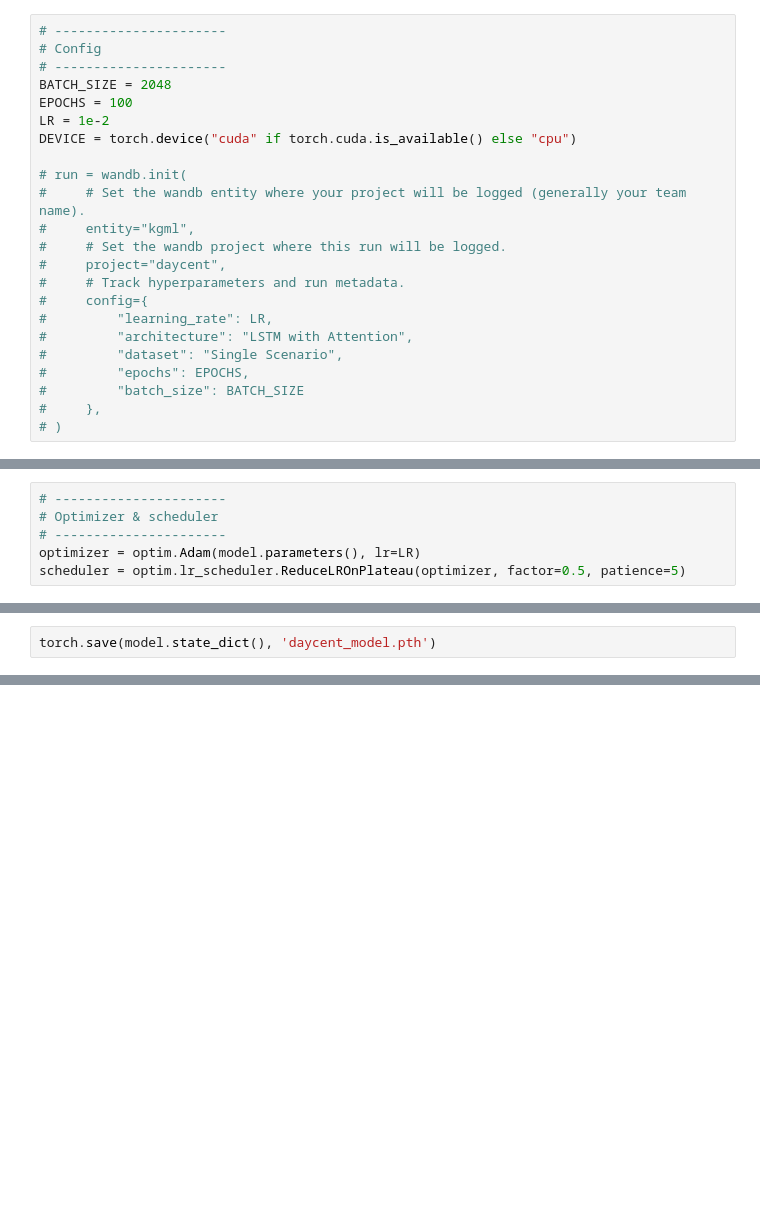
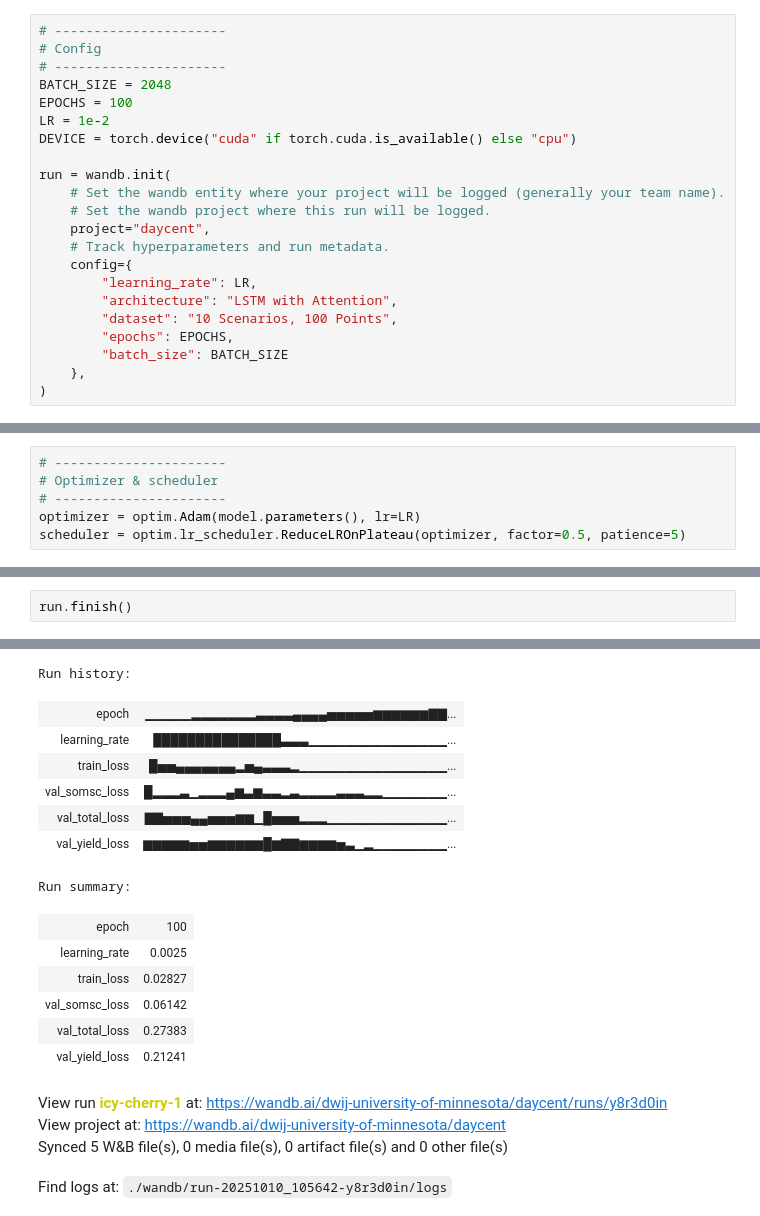
Before and after one commit to dwij2212/kgml-daycent, a Jupyter notebook: lib/train.ipynb, the cells around one changed output, grey strips where cells are left out. Saved outputs shown, nothing was run; the diff lists cells and outputs as text; blank space fills up the shorter version.

```diff
--- a/lib/train.ipynb
+++ b/lib/train.ipynb
@@ -36,17 +36,16 @@ EPOCHS = 100
 LR = 1e-2
 DEVICE = torch.device("cuda" if torch.cuda.is_available() else "cpu")
 
-# run = wandb.init(
-#     # Set the wandb entity where your project will be logged (generally your team name).
-#     entity="kgml",
-#     # Set the wandb project where this run will be logged.
-#     project="daycent",
-#     # Track hyperparameters and run metadata.
-#     config={
-#         "learning_rate": LR,
-#         "architecture": "LSTM with Attention",
-#         "dataset": "Single Scenario",
-#         "epochs": EPOCHS,
-#         "batch_size": BATCH_SIZE
-#     },
-# )
+run = wandb.init(
+    # Set the wandb entity where your project will be logged (generally your team name).
+    # Set the wandb project where this run will be logged.
+    project="daycent",
+    # Track hyperparameters and run metadata.
+    config={
+        "learning_rate": LR,
+        "architecture": "LSTM with Attention",
+        "dataset": "10 Scenarios, 100 Points",
+        "epochs": EPOCHS,
+        "batch_size": BATCH_SIZE
+    },
+)
@@ -383,2 +359,3 @@ plt.show()
-# %%
-torch.save(model.state_dict(), 'daycent_model.pth')
+# %%
+run.finish()
+# %% [output]
@@ -384,0 +363,18 @@ torch.save(model.state_dict(), 'daycent_model.pth')
+Run history:
+| epoch | ▁▁▁▁▁▂▂▂▂▂▂▂▃▃▃▃▄▄▄▄▅▅▅▅▅▆▆▆▆▆▆▇▇... |
+| learning_rate | ███████████████▃▃▃▁▁▁▁▁▁▁▁▁▁▁▁▁▁▁... |
+| train_loss | █▅▅▄▄▄▄▄▄▄▂▅▄▃▃▃▂▁▁▁▁▁▁▁▁▁▁▁▁▁▁▁▁... |
+| val_somsc_loss | █▂▂▂▃▁▂▂▂▄▆▃▆▃▃▂▃▂▂▂▂▃▃▃▂▂▁▁▁▁▁▁▁... |
+| val_total_loss | ▇▇▅▅▅▄▄▅▅▅▆▆▁█▅▅▅▂▂▂▁▁▁▁▁▁▁▁▁▁▁▁▁... |
+| val_yield_loss | ▆▆▆▆▆▅▅▆▆▆▆▆▆█▆▇▇▆▆▆▆▅▃▁▂▁▁▁▁▁▁▁▁... |
+Run summary:
+| epoch | 100 |
+| learning_rate | 0.0025 |
+| train_loss | 0.02827 |
+| val_somsc_loss | 0.06142 |
+| val_total_loss | 0.27383 |
+| val_yield_loss | 0.21241 |
+View run icy-cherry-1 at: https://wandb.ai/dwij-university-of-minnesota/daycent/runs/y8r3d0in
+View project at: https://wandb.ai/dwij-university-of-minnesota/daycent
+Synced 5 W&B file(s), 0 media file(s), 0 artifact file(s) and 0 other file(s)
+Find logs at: ./wandb/run-20251010_105642-y8r3d0in/logs
```
Also changed, not shown: parts of 14 cells of this notebook, 2 other files.
